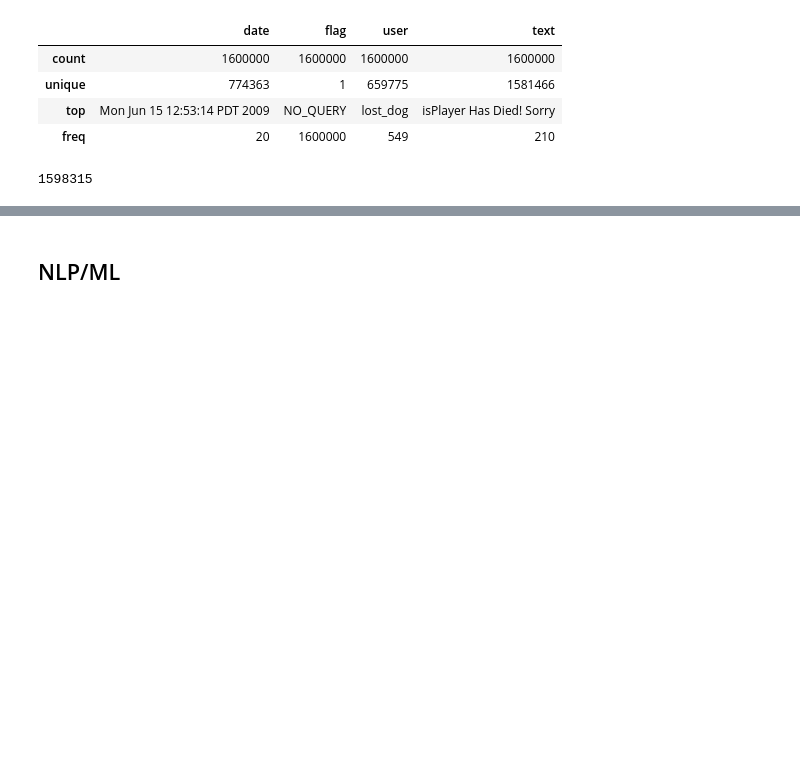
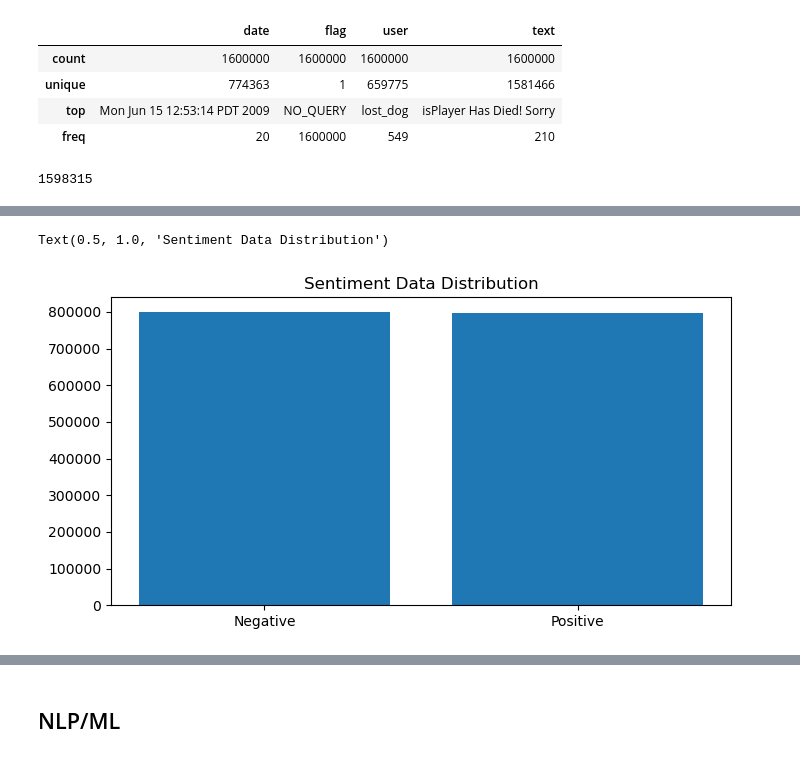
Before and after one commit to GarethFrederick/SentimentAnalysisProject, a Jupyter notebook: Sentiment_Analysis_Project.ipynb, the cells around one changed output, grey strips where cells are left out. Saved outputs shown, nothing was run; the diff lists cells and outputs as text; code cells hidden in the pictures; blank space fills up the shorter version.

```diff
--- a/Sentiment_Analysis_Project.ipynb
+++ b/Sentiment_Analysis_Project.ipynb
@@ -88,0 +93,8 @@ import nltk
+# %%
+lab_to_sentiment = {0:"Negative", 2: "Neutral", 4:"Positive"}
+
+def label_decoder(label):
+    return lab_to_sentiment[label]
+
+sentiment140_data['target'] = sentiment140_data['target'].apply(lambda x: label_decoder(x))
+sentiment140_data.head()
@@ -88,0 +108,9 @@ import nltk
+# %%
+val_count = sentiment140_data.target.value_counts()
+
+plt.figure(figsize=(8,4))
+plt.bar(val_count.index, val_count.values)
+plt.title("Sentiment Data Distribution")
+# %% [output]
+Text(0.5, 1.0, 'Sentiment Data Distribution')
+[figure, added]
```
Also changed, not shown: parts of 17 cells of this notebook.
